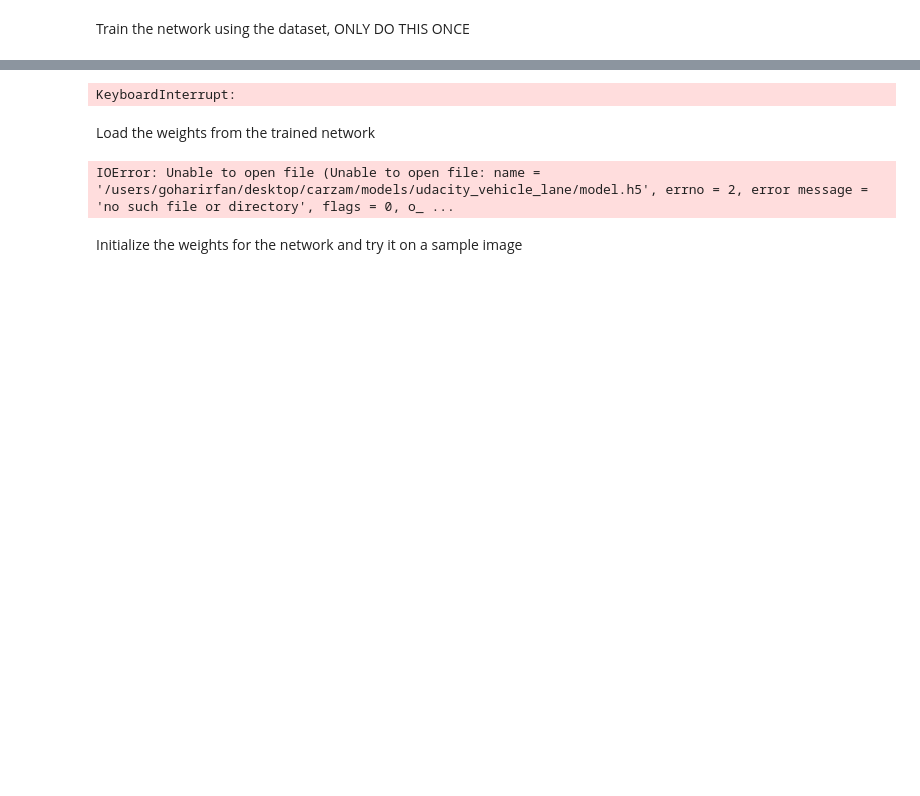
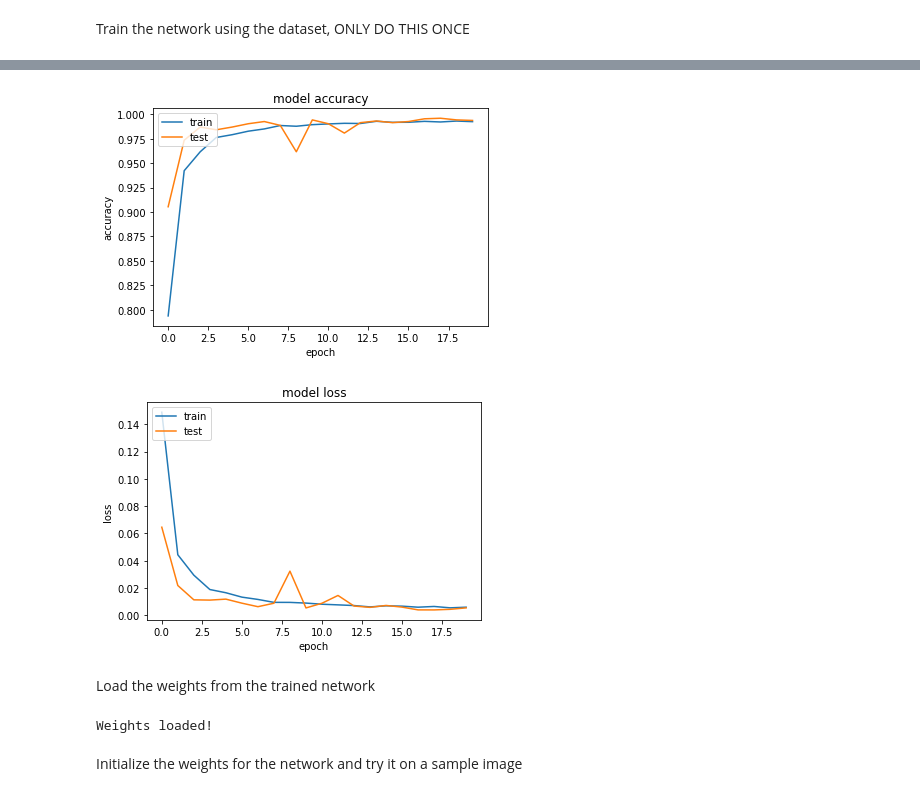
Before and after one commit to gohar94/Carzam, a Jupyter notebook: nbs/sdc_vehicle_detection.ipynb, the cells around one changed output, grey strips where cells are left out. Saved outputs shown, nothing was run; the diff lists cells and outputs as text; code cells hidden in the pictures; blank space fills up the shorter version.

Commit message:
model training graph

```diff
--- a/nbs/sdc_vehicle_detection.ipynb
+++ b/nbs/sdc_vehicle_detection.ipynb
@@ -33,8 +35,8 @@ keras: 1.2.0
 # %% [markdown]
 Import the dataset containing cars and non-cars images with a resolution of 64x64 pixel
 # %%
-cars = glob.glob("/Users/goharirfan/Desktop/carzam/datasets/udacity_vehicle_lane/vehicles/*/*.png")
-non_cars = glob.glob("/Users/goharirfan/Desktop/carzam/datasets/udacity_vehicle_lane/non-vehicles/*/*.png")
+cars = glob.glob("../data/udacity_vehicle_lane/vehicles/*/*.png")
+non_cars = glob.glob("../data/udacity_vehicle_lane/non-vehicles/*/*.png")
 
 # Read X Vector
 X = []
@@ -192,7 +194,7 @@ history = model.fit(X_train, Y_train, batch_size=128, nb_epoch=20, verbose=2, va
 
 plot_results(history)
 
-model.save_weights('/Users/goharirfan/Desktop/carzam/models/udacity_vehicle_lane/model.h5')
+model.save_weights('./model_other.h5')
 # %% [output]
 Train on 15984 samples, validate on 1776 samples
 Epoch 1/20
@@ -203,12 +216,13 @@ Epoch 3/20
-KeyboardInterrupt:
+[figure, added]
+[figure, added]
 # %% [markdown]
 Load the weights from the trained network
 # %%
 # Load the fine-tuned for the final network
-model.load_weights('/Users/goharirfan/Desktop/carzam/models/udacity_vehicle_lane/model.h5')
+model.load_weights('./model_other.h5')
 print("Weights loaded!")
 # %% [output]
-IOError: Unable to open file (Unable to open file: name = '/users/goharirfan/desktop/carzam/models/udacity_vehicle_lane/model.h5', errno = 2, error message = 'no such file or directory', flags = 0, o_ ...
+Weights loaded!
 # %% [markdown]
 Initialize the weights for the network and try it on a sample image
 # %%
```
Also changed, not shown: parts of 6 cells of this notebook.
